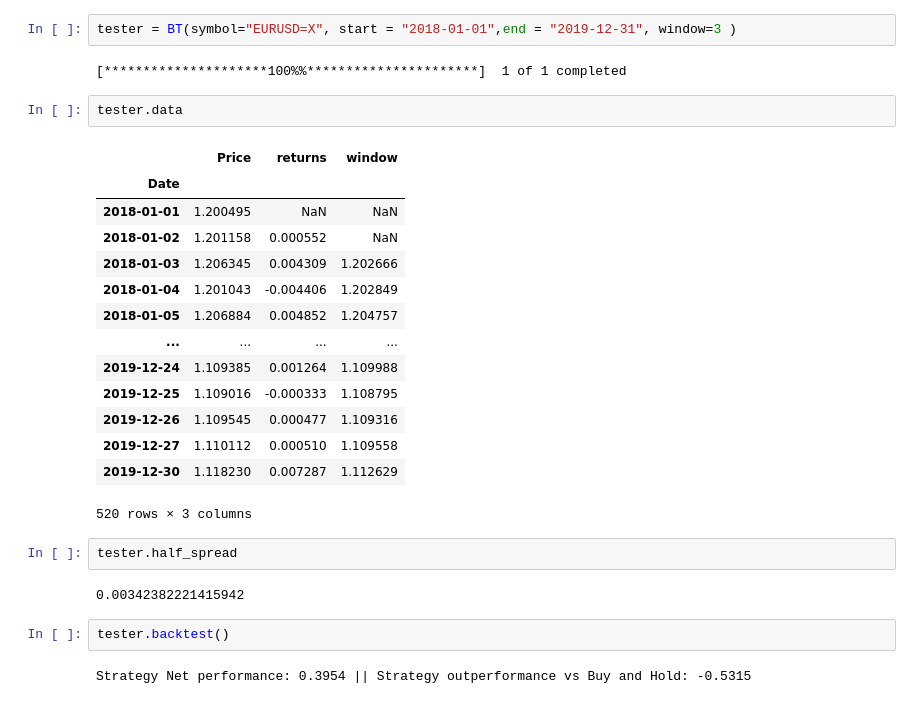
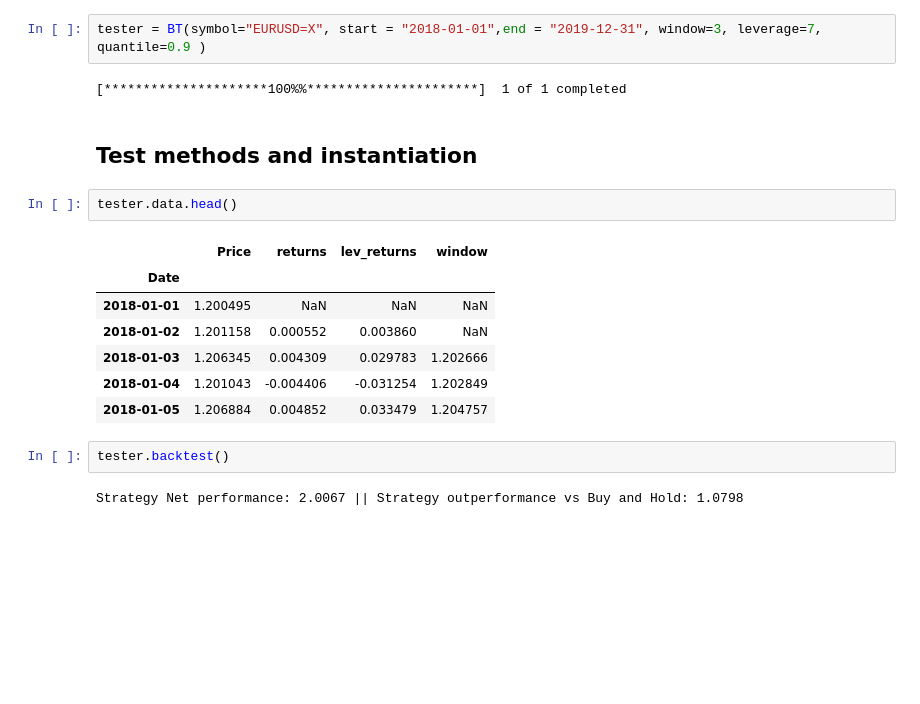
Before and after one commit to Eddrick-23/Algotrading, a Jupyter notebook: StrategyBacktesters/Tester02_MomentumBT.ipynb, the cells around one changed output. Saved outputs shown, nothing was run; the diff lists cells and outputs as text; blank space fills up the shorter version.

```diff
--- a/StrategyBacktesters/Tester02_MomentumBT.ipynb
+++ b/StrategyBacktesters/Tester02_MomentumBT.ipynb
@@ -1,34 +1,25 @@
 # %%
 from MomentumBT import MomentumBT as BT
 # %%
-tester = BT(symbol="EURUSD=X", start = "2018-01-01",end = "2019-12-31", window=3 )
+tester = BT(symbol="EURUSD=X", start = "2018-01-01",end = "2019-12-31", window=3, leverage=7, quantile=0.9 )
 # %% [output]
 [*********************100%%**********************]  1 of 1 completed
+# %% [markdown]
+## Test methods and instantiation
 # %%
-tester.data
+tester.data.head()
 # %% [output]
-|  | Price | returns | window |
-| Date |  |  |  |
-| 2018-01-01 | 1.200495 | NaN | NaN |
-| 2018-01-02 | 1.201158 | 0.000552 | NaN |
-| 2018-01-03 | 1.206345 | 0.004309 | 1.202666 |
-| 2018-01-04 | 1.201043 | -0.004406 | 1.202849 |
-| 2018-01-05 | 1.206884 | 0.004852 | 1.204757 |
-| ... | ... | ... | ... |
-| 2019-12-24 | 1.109385 | 0.001264 | 1.109988 |
-| 2019-12-25 | 1.109016 | -0.000333 | 1.108795 |
-| 2019-12-26 | 1.109545 | 0.000477 | 1.109316 |
-| 2019-12-27 | 1.110112 | 0.000510 | 1.109558 |
-| 2019-12-30 | 1.118230 | 0.007287 | 1.112629 |
+|  | Price | returns | lev_returns | window |
+| Date |  |  |  |  |
+| 2018-01-01 | 1.200495 | NaN | NaN | NaN |
+| 2018-01-02 | 1.201158 | 0.000552 | 0.003860 | NaN |
+| 2018-01-03 | 1.206345 | 0.004309 | 0.029783 | 1.202666 |
+| 2018-01-04 | 1.201043 | -0.004406 | -0.031254 | 1.202849 |
+| 2018-01-05 | 1.206884 | 0.004852 | 0.033479 | 1.204757 |
-520 rows × 3 columns
-# %%
-tester.half_spread
-# %% [output]
-0.00342382221415942
 # %%
 tester.backtest()
 # %% [output]
-Strategy Net performance: 0.3954 || Strategy outperformance vs Buy and Hold: -0.5315
+Strategy Net performance: 2.0067 || Strategy outperformance vs Buy and Hold: 1.0798
 # %%
 tester.result
 # %% [output]
```
Also changed, not shown: parts of 36 cells of this notebook, 1 other file.
